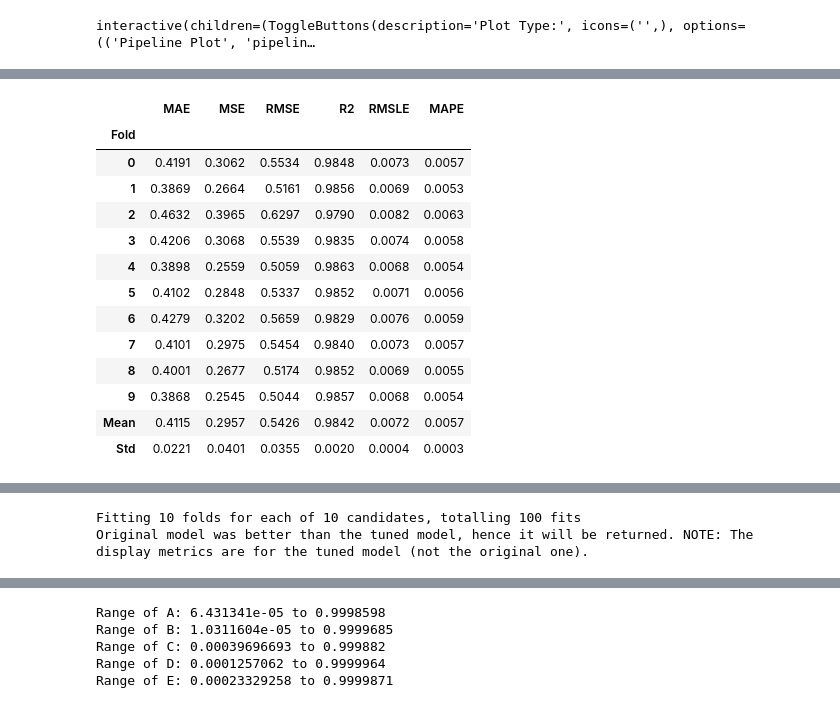
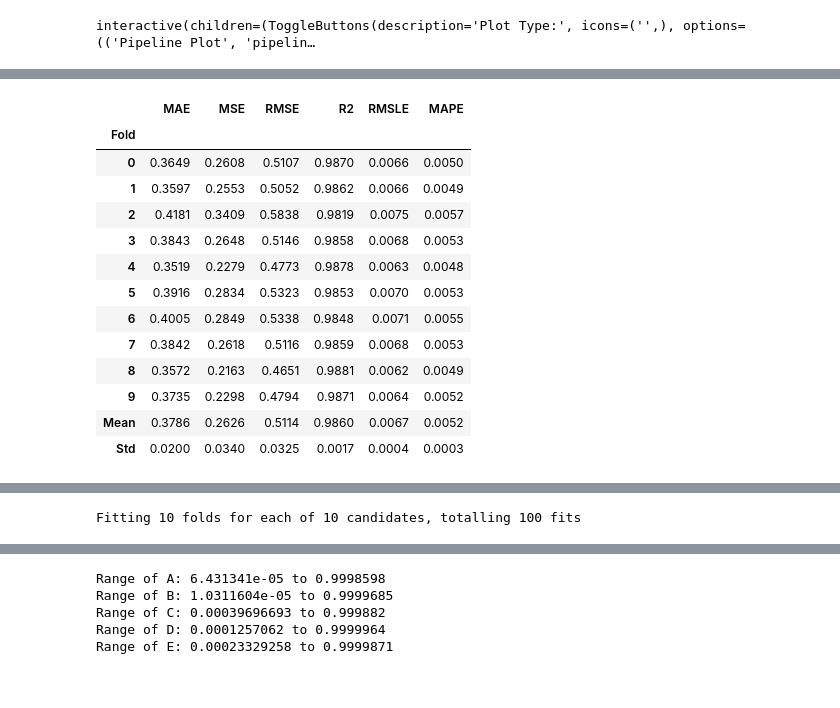
Before and after one commit to jihyena01/Data-Driven-Design-Optimization, a Jupyter notebook: data_modeling.ipynb, the cells around one changed output, grey strips where cells are left out. Saved outputs shown, nothing was run; the diff lists cells and outputs as text; code cells hidden in the pictures.

```diff
--- a/data_modeling.ipynb
+++ b/data_modeling.ipynb
@@ -109,0 +117,6 @@ LGBMRegressor(n_jobs=-1, random_state=123)
+# %%
+# 선택한 모델들을 앙상블
+blended = blend_models(estimator_list=best)
+
+# 앙상블 모델 학습
+final_model = finalize_model(blended)
@@ -113,23 +184,22 @@ evaluate_model(model)
 interactive(children=(ToggleButtons(description='Plot Type:', icons=('',), options=(('Pipeline Plot', 'pipelin…
 # %%
 # hyperparameter tuning
-tuned_model = tune_model(model)
+tuned_model = tune_model(final_model)
 # %% [output]
 [interactive output not drawn]
 |  | MAE | MSE | RMSE | R2 | RMSLE | MAPE |
 | Fold |  |  |  |  |  |  |
-| 0 | 0.4191 | 0.3062 | 0.5534 | 0.9848 | 0.0073 | 0.0057 |
-| 1 | 0.3869 | 0.2664 | 0.5161 | 0.9856 | 0.0069 | 0.0053 |
-| 2 | 0.4632 | 0.3965 | 0.6297 | 0.9790 | 0.0082 | 0.0063 |
-| 3 | 0.4206 | 0.3068 | 0.5539 | 0.9835 | 0.0074 | 0.0058 |
-| 4 | 0.3898 | 0.2559 | 0.5059 | 0.9863 | 0.0068 | 0.0054 |
-| 5 | 0.4102 | 0.2848 | 0.5337 | 0.9852 | 0.0071 | 0.0056 |
-| 6 | 0.4279 | 0.3202 | 0.5659 | 0.9829 | 0.0076 | 0.0059 |
-| 7 | 0.4101 | 0.2975 | 0.5454 | 0.9840 | 0.0073 | 0.0057 |
-| 8 | 0.4001 | 0.2677 | 0.5174 | 0.9852 | 0.0069 | 0.0055 |
-| 9 | 0.3868 | 0.2545 | 0.5044 | 0.9857 | 0.0068 | 0.0054 |
-| Mean | 0.4115 | 0.2957 | 0.5426 | 0.9842 | 0.0072 | 0.0057 |
-| Std | 0.0221 | 0.0401 | 0.0355 | 0.0020 | 0.0004 | 0.0003 |
+| 0 | 0.3649 | 0.2608 | 0.5107 | 0.9870 | 0.0066 | 0.0050 |
+| 1 | 0.3597 | 0.2553 | 0.5052 | 0.9862 | 0.0066 | 0.0049 |
+| 2 | 0.4181 | 0.3409 | 0.5838 | 0.9819 | 0.0075 | 0.0057 |
+| 3 | 0.3843 | 0.2648 | 0.5146 | 0.9858 | 0.0068 | 0.0053 |
+| 4 | 0.3519 | 0.2279 | 0.4773 | 0.9878 | 0.0063 | 0.0048 |
+| 5 | 0.3916 | 0.2834 | 0.5323 | 0.9853 | 0.0070 | 0.0053 |
+| 6 | 0.4005 | 0.2849 | 0.5338 | 0.9848 | 0.0071 | 0.0055 |
+| 7 | 0.3842 | 0.2618 | 0.5116 | 0.9859 | 0.0068 | 0.0053 |
+| 8 | 0.3572 | 0.2163 | 0.4651 | 0.9881 | 0.0062 | 0.0049 |
+| 9 | 0.3735 | 0.2298 | 0.4794 | 0.9871 | 0.0064 | 0.0052 |
+| Mean | 0.3786 | 0.2626 | 0.5114 | 0.9860 | 0.0067 | 0.0052 |
+| Std | 0.0200 | 0.0340 | 0.0325 | 0.0017 | 0.0004 | 0.0003 |
 [interactive output not drawn]
 Fitting 10 folds for each of 10 candidates, totalling 100 fits
-Original model was better than the tuned model, hence it will be returned. NOTE: The display metrics are for the tuned model (not the original one).
```
Also changed, not shown: parts of 17 cells of this notebook.
